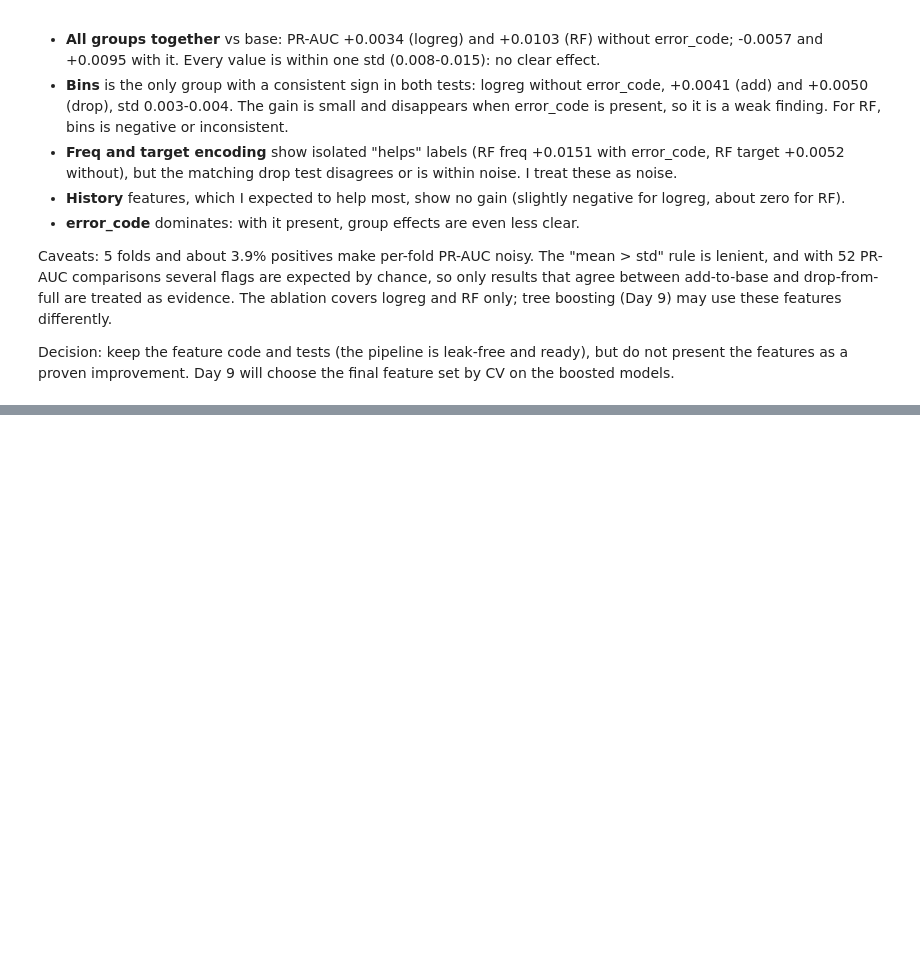
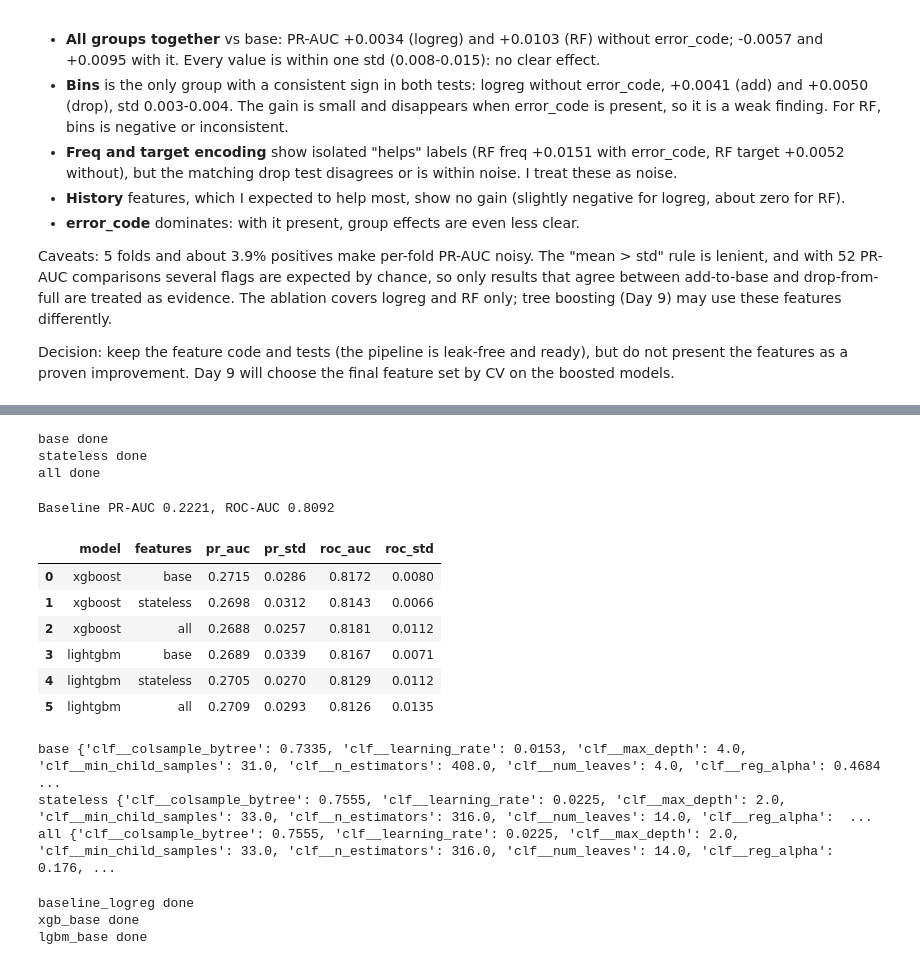
Before and after one commit to abhishekadbhute-create/abhishek-attenomy-ml-internship, a Jupyter notebook: notebooks/04_tuning.ipynb, the cells around one changed output, grey strips where cells are left out. Cells and saved outputs as stored; diff of their text form; code cells hidden in the pictures; blank space fills up the shorter version.

Commit message:
feat: tune XGBoost and LightGBM with repeated-CV comparison

```diff
--- a/notebooks/04_tuning.ipynb
+++ b/notebooks/04_tuning.ipynb
@@ -210,0 +301,7 @@ Decision: keep the feature code and tests (the pipeline is leak-free and ready),
+# %%
+#results
+xgb_summary = summarize(xgb_searches, "xgboost")
+print(f"Baseline PR-AUC {BASELINE['pr_auc']}, ROC-AUC {BASELINE['roc_auc']}")
+display(xgb_summary)
+for fs, s in xgb_searches.items():
+    print(fs, s.best_params_)
@@ -210,0 +317,68 @@ Decision: keep the feature code and tests (the pipeline is leak-free and ready),
+# %%
+#run the LightGBM search
+from lightgbm import LGBMClassifier  # noqa: E402
+
+LGBM_SPACE = {
+    "n_estimators": randint(100, 500),
+    "learning_rate": loguniform(0.01, 0.2),
+    "num_leaves": randint(3, 16),
+    "max_depth": randint(2, 6),
+    "subsample": uniform(0.6, 0.4),
+    "colsample_bytree": uniform(0.6, 0.4),
+    "min_child_samples": randint(10, 60),
+    "reg_lambda": loguniform(0.1, 20),
+    "reg_alpha": loguniform(1e-3, 5),
+    "scale_pos_weight": SPW_CHOICES,
+}
+lgbm_searches = {}
+for fs in FEATURE_SETS:
+    model = LGBMClassifier(
+        subsample_freq=1, random_state=SEED, n_jobs=1, verbose=-1
+    )
+    lgbm_searches[fs] = run_search(model, LGBM_SPACE, fs)
+    print(fs, "done")
+# %% [output]
+base done
+stateless done
+all done
+# %%
+#results
+lgbm_summary = summarize(lgbm_searches, "lightgbm")
+print(f"Baseline PR-AUC {BASELINE['pr_auc']}, ROC-AUC {BASELINE['roc_auc']}")
+display(pd.concat([xgb_summary, lgbm_summary], ignore_index=True))
+for fs, s in lgbm_searches.items():
+    print(fs, {k: round(float(v), 4) for k, v in s.best_params_.items()})
+# %% [output]
+Baseline PR-AUC 0.2221, ROC-AUC 0.8092
+|  | model | features | pr_auc | pr_std | roc_auc | roc_std |
+| 0 | xgboost | base | 0.2715 | 0.0286 | 0.8172 | 0.0080 |
+| 1 | xgboost | stateless | 0.2698 | 0.0312 | 0.8143 | 0.0066 |
+| 2 | xgboost | all | 0.2688 | 0.0257 | 0.8181 | 0.0112 |
+| 3 | lightgbm | base | 0.2689 | 0.0339 | 0.8167 | 0.0071 |
+| 4 | lightgbm | stateless | 0.2705 | 0.0270 | 0.8129 | 0.0112 |
+| 5 | lightgbm | all | 0.2709 | 0.0293 | 0.8126 | 0.0135 |
+base {'clf__colsample_bytree': 0.7335, 'clf__learning_rate': 0.0153, 'clf__max_depth': 4.0, 'clf__min_child_samples': 31.0, 'clf__n_estimators': 408.0, 'clf__num_leaves': 4.0, 'clf__reg_alpha': 0.4684 ...
+stateless {'clf__colsample_bytree': 0.7555, 'clf__learning_rate': 0.0225, 'clf__max_depth': 2.0, 'clf__min_child_samples': 33.0, 'clf__n_estimators': 316.0, 'clf__num_leaves': 14.0, 'clf__reg_alpha':  ...
+all {'clf__colsample_bytree': 0.7555, 'clf__learning_rate': 0.0225, 'clf__max_depth': 2.0, 'clf__min_child_samples': 33.0, 'clf__n_estimators': 316.0, 'clf__num_leaves': 14.0, 'clf__reg_alpha': 0.176, ...
+# %%
+#Scores the baseline, best XGBoost and best LightGBM on 15 fresh folds (5×3, new seed) that the search never saw, so the comparison is fair.
+from scipy import stats  # noqa: E402
+from sklearn.base import clone  # noqa: E402
+from sklearn.model_selection import RepeatedStratifiedKFold  # noqa: E402
+
+cv_final = RepeatedStratifiedKFold(n_splits=5, n_repeats=3, random_state=2026)
+
+candidates = {
+    "baseline_logreg": build_pipeline(LogisticRegression(max_iter=1000, random_state=SEED)),
+    "xgb_base": clone(xgb_searches["base"].best_estimator_),
+    "lgbm_base": clone(lgbm_searches["base"].best_estimator_),
+}
+final = {}
+for name, pipe in candidates.items():
+    res = cross_validate(pipe, x_train, y_train, cv=cv_final, scoring=SCORING, n_jobs=-1)
+    final[name] = {"pr": res["test_pr"], "roc": res["test_roc"]}
+    print(name, "done")
+# %% [output]
+baseline_logreg done
+xgb_base done
+lgbm_base done
```
Also changed, not shown: parts of 6 cells of this notebook, 2 other files.
